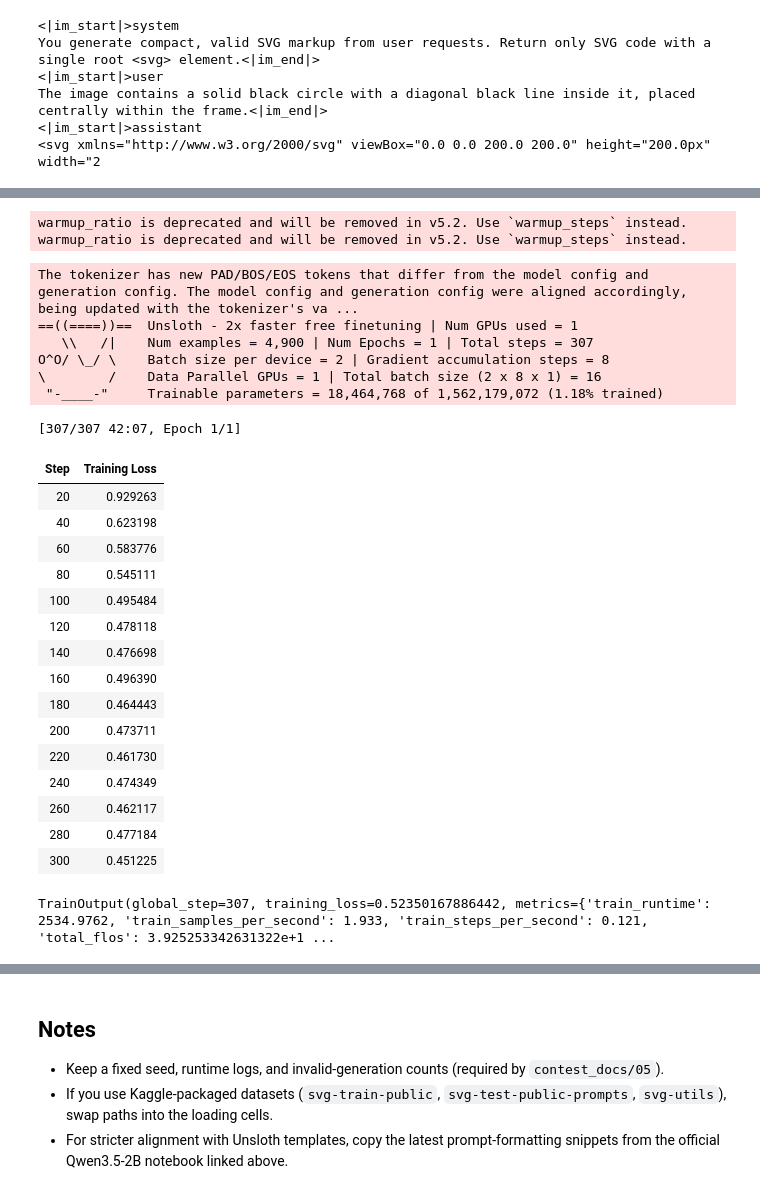
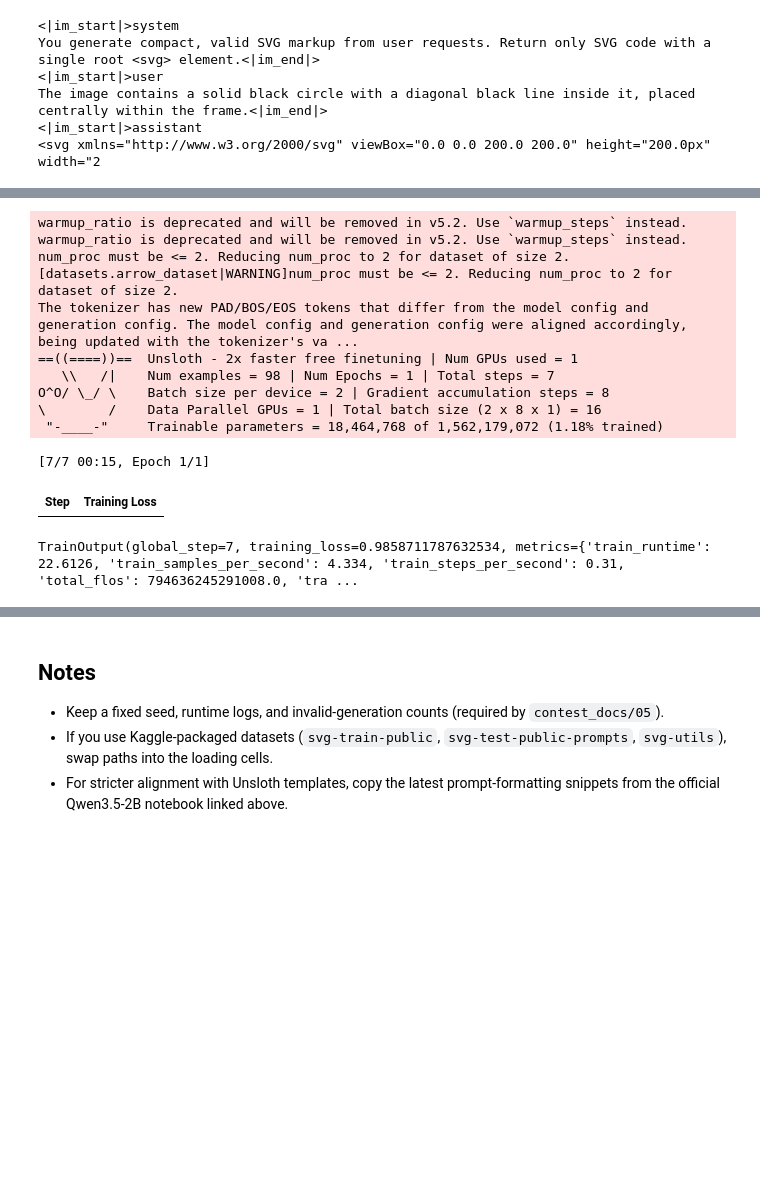
Before and after one commit to anthony-lamelas/SVG_Generation_Model, a Jupyter notebook: starter-notebook.ipynb, the cells around one changed output, grey strips where cells are left out. Saved outputs shown, nothing was run; the diff lists cells and outputs as text; code cells hidden in the pictures; blank space fills up the shorter version.

```diff
--- a/starter-notebook.ipynb
+++ b/starter-notebook.ipynb
@@ -223,6 +242,24 @@ NotImplementedError: Unsloth cannot find any torch accelerator? You need a GPU.
 # %%
+from pathlib import Path
+import subprocess
+import sysconfig
+
 from transformers import TrainingArguments
 from trl import SFTTrainer
+
+python_include_dir = Path(sysconfig.get_paths().get("include", ""))
+python_h = python_include_dir / "Python.h"
+if not python_h.exists():
+    raise EnvironmentError(
+        "Missing Python development headers (Python.h). "
+        f"Expected at: {python_h}. "
+        "Install system package python3.12-dev (or python3-dev), restart the kernel, and rerun from Cell 4."
+    )
+
+if not torch.cuda.is_available():
+    raise EnvironmentError(
+        "CUDA GPU is not available in this kernel, but Unsloth LoRA training requires CUDA/Triton."
+    )
 
 training_args = TrainingArguments(
     output_dir=CONFIG["output_dir"],
@@ -231,60 +268,56 @@ training_args = TrainingArguments(
     gradient_accumulation_steps=CONFIG["gradient_accumulation_steps"],
     learning_rate=CONFIG["learning_rate"],
     warmup_ratio=CONFIG["warmup_ratio"],
     weight_decay=CONFIG["weight_decay"],
     fp16=not torch.cuda.is_bf16_supported(),
     bf16=torch.cuda.is_bf16_supported(),
     logging_steps=CONFIG["logging_steps"],
     # evaluation_strategy="steps",
     eval_steps=CONFIG["eval_steps"],
     save_steps=CONFIG["save_steps"],
     save_total_limit=2,
     report_to="none",
     optim="paged_adamw_8bit",
     lr_scheduler_type="cosine",
     seed=SEED,
-)
+ )
 
 trainer = SFTTrainer(
     model=model,
     tokenizer=tokenizer,
     train_dataset=train_text,
     eval_dataset=eval_text,
     dataset_text_field="text",
     max_seq_length=CONFIG["max_seq_length"],
     packing=True,
     args=training_args,
-)
+ )
 
-train_result = trainer.train()
+try:
+    train_result = trainer.train()
+except subprocess.CalledProcessError as exc:
+    raise RuntimeError(
+        "Triton CUDA build failed during training. "
+        "Most common local fix: install Python dev headers (python3.12-dev) and ensure NVIDIA driver libraries are visible, "
+        "then restart kernel and rerun from Cell 4. "
+        f"Original command: {exc.cmd}"
+    ) from exc
+
 train_result
 # %% [output]
 warmup_ratio is deprecated and will be removed in v5.2. Use `warmup_steps` instead.
 warmup_ratio is deprecated and will be removed in v5.2. Use `warmup_steps` instead.
+num_proc must be <= 2. Reducing num_proc to 2 for dataset of size 2.
+[datasets.arrow_dataset|WARNING]num_proc must be <= 2. Reducing num_proc to 2 for dataset of size 2.
+The tokenizer has new PAD/BOS/EOS tokens that differ from the model config and generation config. The model config and generation config were aligned accordingly, being updated with the tokenizer's va ...
+==((====))==  Unsloth - 2x faster free finetuning | Num GPUs used = 1
+   \\   /|    Num examples = 98 | Num Epochs = 1 | Total steps = 7
+O^O/ \_/ \    Batch size per device = 2 | Gradient accumulation steps = 8
+\        /    Data Parallel GPUs = 1 | Total batch size (2 x 8 x 1) = 16
+ "-____-"     Trainable parameters = 18,464,768 of 1,562,179,072 (1.18% trained)
-The tokenizer has new PAD/BOS/EOS tokens that differ from the model config and generation config. The model config and generation config were aligned accordingly, being updated with the tokenizer's va ...
-==((====))==  Unsloth - 2x faster free finetuning | Num GPUs used = 1
-   \\   /|    Num examples = 4,900 | Num Epochs = 1 | Total steps = 307
-O^O/ \_/ \    Batch size per device = 2 | Gradient accumulation steps = 8
-\        /    Data Parallel GPUs = 1 | Total batch size (2 x 8 x 1) = 16
- "-____-"     Trainable parameters = 18,464,768 of 1,562,179,072 (1.18% trained)
+[7/7 00:15, Epoch 1/1]
+| Step | Training Loss |
-[307/307 42:07, Epoch 1/1]
+TrainOutput(global_step=7, training_loss=0.9858711787632534, metrics={'train_runtime': 22.6126, 'train_samples_per_second': 4.334, 'train_steps_per_second': 0.31, 'total_flos': 794636245291008.0, 'tra ...
-| Step | Training Loss |
-| 20 | 0.929263 |
-| 40 | 0.623198 |
-| 60 | 0.583776 |
-| 80 | 0.545111 |
-| 100 | 0.495484 |
-| 120 | 0.478118 |
-| 140 | 0.476698 |
-| 160 | 0.496390 |
-| 180 | 0.464443 |
-| 200 | 0.473711 |
-| 220 | 0.461730 |
-| 240 | 0.474349 |
-| 260 | 0.462117 |
-| 280 | 0.477184 |
-| 300 | 0.451225 |
-TrainOutput(global_step=307, training_loss=0.52350167886442, metrics={'train_runtime': 2534.9762, 'train_samples_per_second': 1.933, 'train_steps_per_second': 0.121, 'total_flos': 3.925253342631322e+1 ...
 # %%
 os.makedirs(CONFIG["output_dir"], exist_ok=True)
 trainer.save_model(CONFIG["output_dir"])
```
Also changed, not shown: parts of 8 cells of this notebook, 3 other files.
